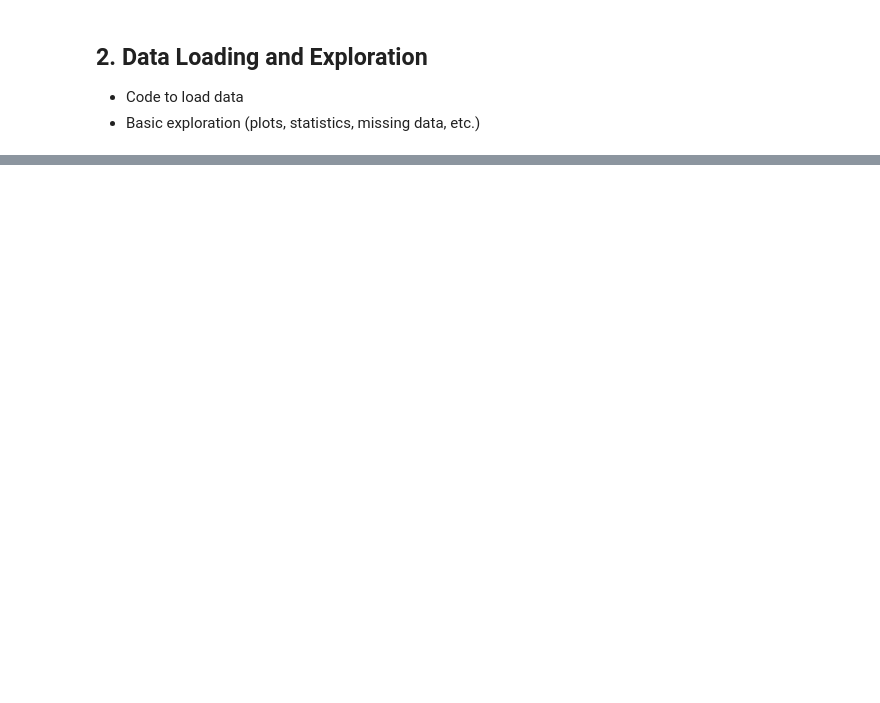
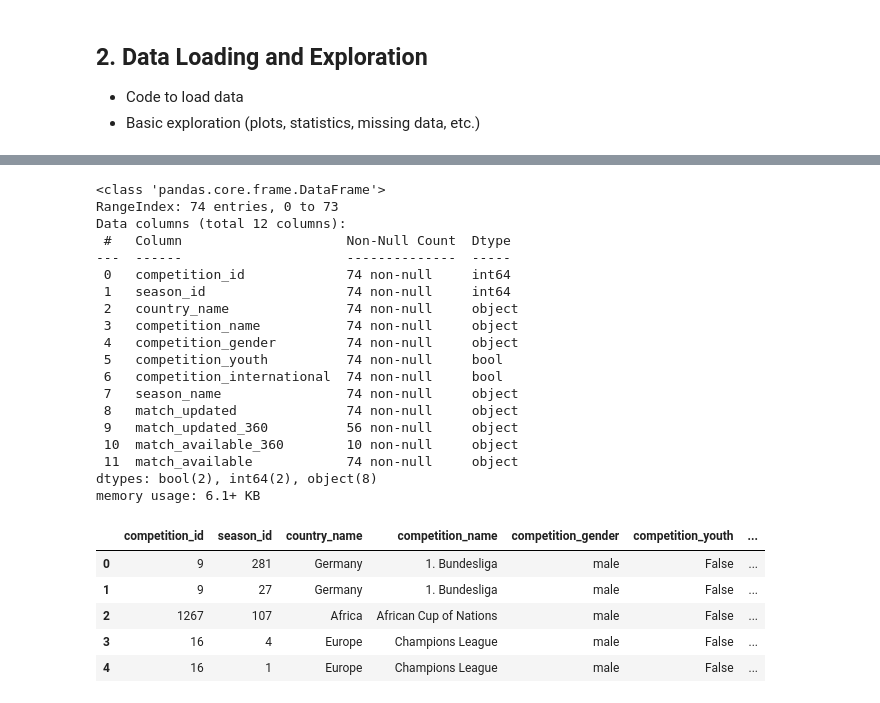
Before and after one commit to IvaroEkel/Probabilistic-Machine-Learning_lecture-PROJECTS, a Jupyter notebook: projects/08-1SHXXXX_football_analytics/notebooks/data_loading_and_exploration.ipynb, the cells around one changed output, grey strips where cells are left out. Saved outputs shown, nothing was run; the diff lists cells and outputs as text; code cells hidden in the pictures; blank space fills up the shorter version.

```diff
--- a/projects/08-1SHXXXX_football_analytics/notebooks/data_loading_and_exploration.ipynb
+++ b/projects/08-1SHXXXX_football_analytics/notebooks/data_loading_and_exploration.ipynb
@@ -13,0 +50,30 @@ Hello World
+# %%
+df_competition = parser.competition()
+df_competition.info()
+df_competition.head(5)
+# %% [output]
+<class 'pandas.core.frame.DataFrame'>
+RangeIndex: 74 entries, 0 to 73
+Data columns (total 12 columns):
+ #   Column                     Non-Null Count  Dtype
+---  ------                     --------------  -----
+ 0   competition_id             74 non-null     int64
+ 1   season_id                  74 non-null     int64
+ 2   country_name               74 non-null     object
+ 3   competition_name           74 non-null     object
+ 4   competition_gender         74 non-null     object
+ 5   competition_youth          74 non-null     bool
+ 6   competition_international  74 non-null     bool
+ 7   season_name                74 non-null     object
+ 8   match_updated              74 non-null     object
+ 9   match_updated_360          56 non-null     object
+ 10  match_available_360        10 non-null     object
+ 11  match_available            74 non-null     object
+dtypes: bool(2), int64(2), object(8)
+memory usage: 6.1+ KB
+|  | competition_id | season_id | country_name | competition_name | competition_gender | competition_youth | ... |
+| 0 | 9 | 281 | Germany | 1. Bundesliga | male | False | ... |
+| 1 | 9 | 27 | Germany | 1. Bundesliga | male | False | ... |
+| 2 | 1267 | 107 | Africa | African Cup of Nations | male | False | ... |
+| 3 | 16 | 4 | Europe | Champions League | male | False | ... |
+| 4 | 16 | 1 | Europe | Champions League | male | False | ... |
```
Also changed, not shown: parts of 10 cells of this notebook.
